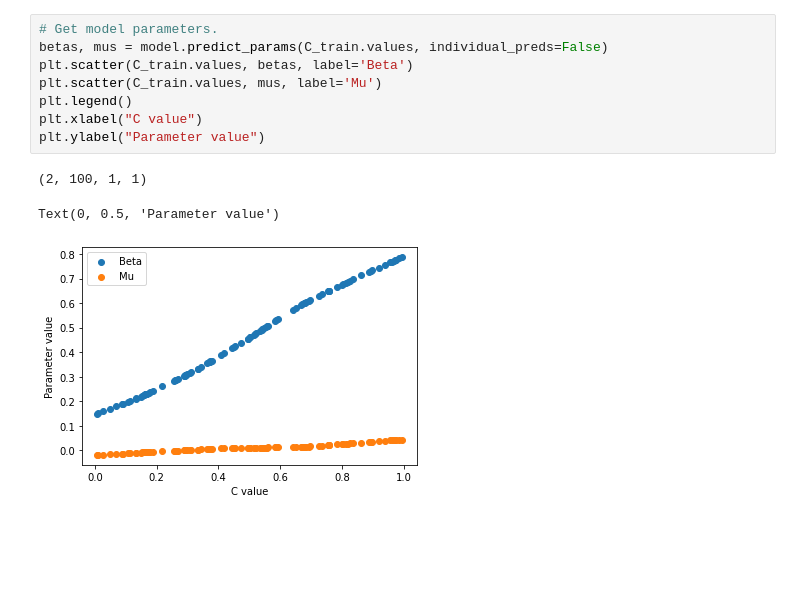
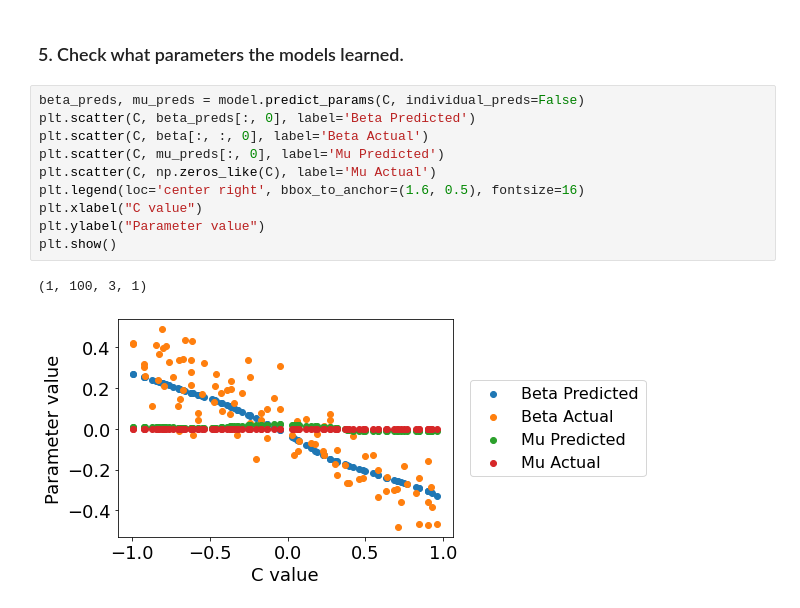
Before and after one commit to cnellington/Contextualized, a Jupyter notebook: demos/Easy-demo/easy_demo.ipynb, the cells around one changed output. Drawn from its saved outputs; the diff is of its cells as text; blank space fills up the shorter version.

```diff
--- a/demos/Easy-demo/easy_demo.ipynb
+++ b/demos/Easy-demo/easy_demo.ipynb
@@ -71,12 +81,15 @@ Text(0, 0.5, 'Predicted Value')
-# %%
-# Get model parameters.
-betas, mus = model.predict_params(C_train.values, individual_preds=False)
-plt.scatter(C_train.values, betas, label='Beta')
-plt.scatter(C_train.values, mus, label='Mu')
-plt.legend()
-plt.xlabel("C value")
-plt.ylabel("Parameter value")
-# %% [output]
-(2, 100, 1, 1)
-Text(0, 0.5, 'Parameter value')
-[figure, removed]
+# %% [markdown]
+### 5. Check what parameters the models learned.
+# %%
+beta_preds, mu_preds = model.predict_params(C, individual_preds=False)
+plt.scatter(C, beta_preds[:, 0], label='Beta Predicted')
+plt.scatter(C, beta[:, :, 0], label='Beta Actual')
+plt.scatter(C, mu_preds[:, 0], label='Mu Predicted')
+plt.scatter(C, np.zeros_like(C), label='Mu Actual')
+plt.legend(loc='center right', bbox_to_anchor=(1.6, 0.5), fontsize=16)
+plt.xlabel("C value")
+plt.ylabel("Parameter value")
+plt.show()
+# %% [output]
+(1, 100, 3, 1)
+[figure, added]
```
Also changed, not shown: parts of 13 cells of this notebook.
